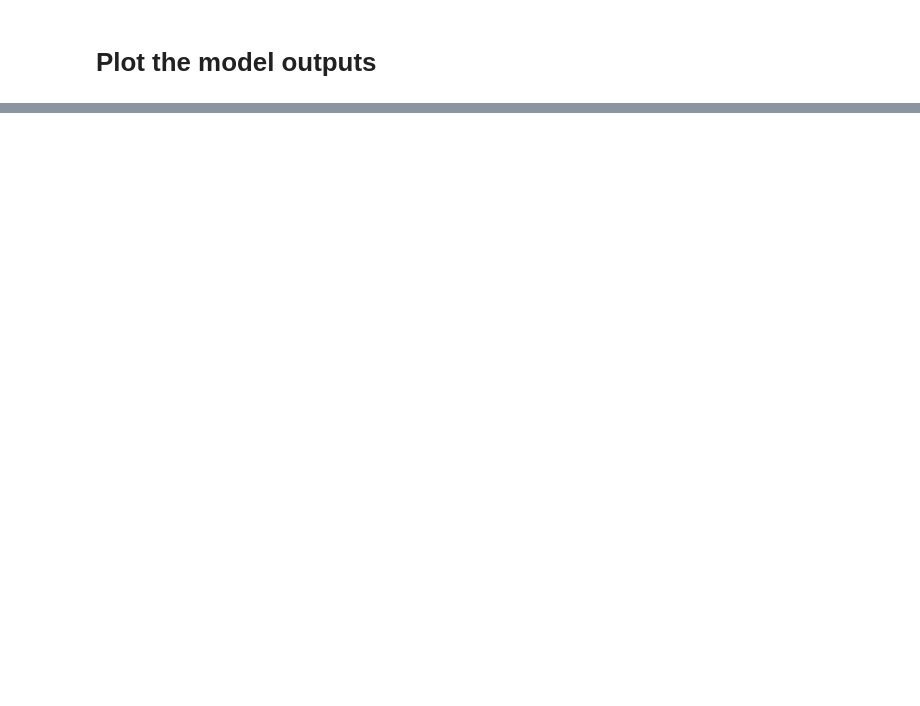
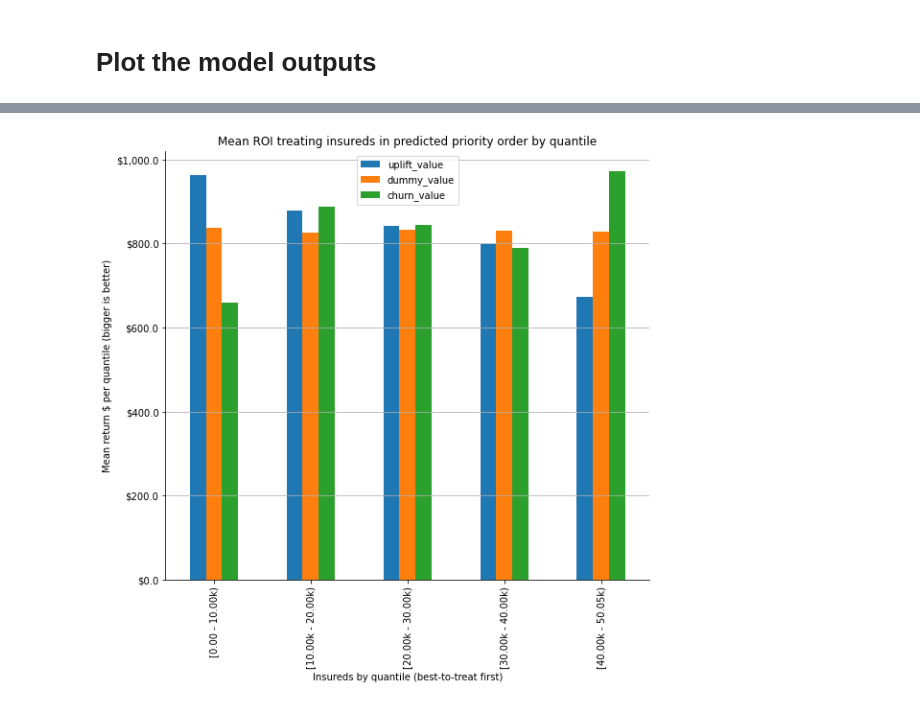
Before and after one commit to ianozsvald/uplift_experiment, a Jupyter notebook: uplift2a_plot_result.ipynb, the cells around one changed output, grey strips where cells are left out. Cells and saved outputs as stored; diff of their text form; code cells hidden in the pictures; blank space fills up the shorter version.

```diff
--- a/uplift2a_plot_result.ipynb
+++ b/uplift2a_plot_result.ipynb
@@ -97,0 +137,3 @@ Name: 21210, dtype: float64
+# %%
+quantile = pd.cut(df_to_plot.index, 5, right=False)
+quantile
@@ -97,0 +144,4 @@ Name: 21210, dtype: float64
+# %%
+mean_result_by_quantile = df_to_plot.groupby(quantile)[['uplift_value', 'dummy_value', 'churn_value']].mean()
+mean_result_by_quantile.index = apply_labelling(mean_result_by_quantile.index, format_to_base_10)
+mean_result_by_quantile
@@ -97,0 +155,8 @@ Name: 21210, dtype: float64
+# %%
+fig, ax = plt.subplots(figsize=(8, 8), constrained_layout=True)
+mean_result_by_quantile.plot(kind='bar', ax=ax)
+title = "Mean ROI treating insureds in predicted priority order by quantile"
+set_common_mpl_styles(ax, grid_axis="y", xlabel="Insureds by quantile (best-to-treat first)", title=title, ylabel="Mean return $ per quantile (bigger is better)")
+ax.yaxis.set_major_formatter(StrMethodFormatter('${x:,}'))
+# %% [output]
+[figure, added]
```
Also changed, not shown: parts of 17 cells of this notebook, 5 other files.
